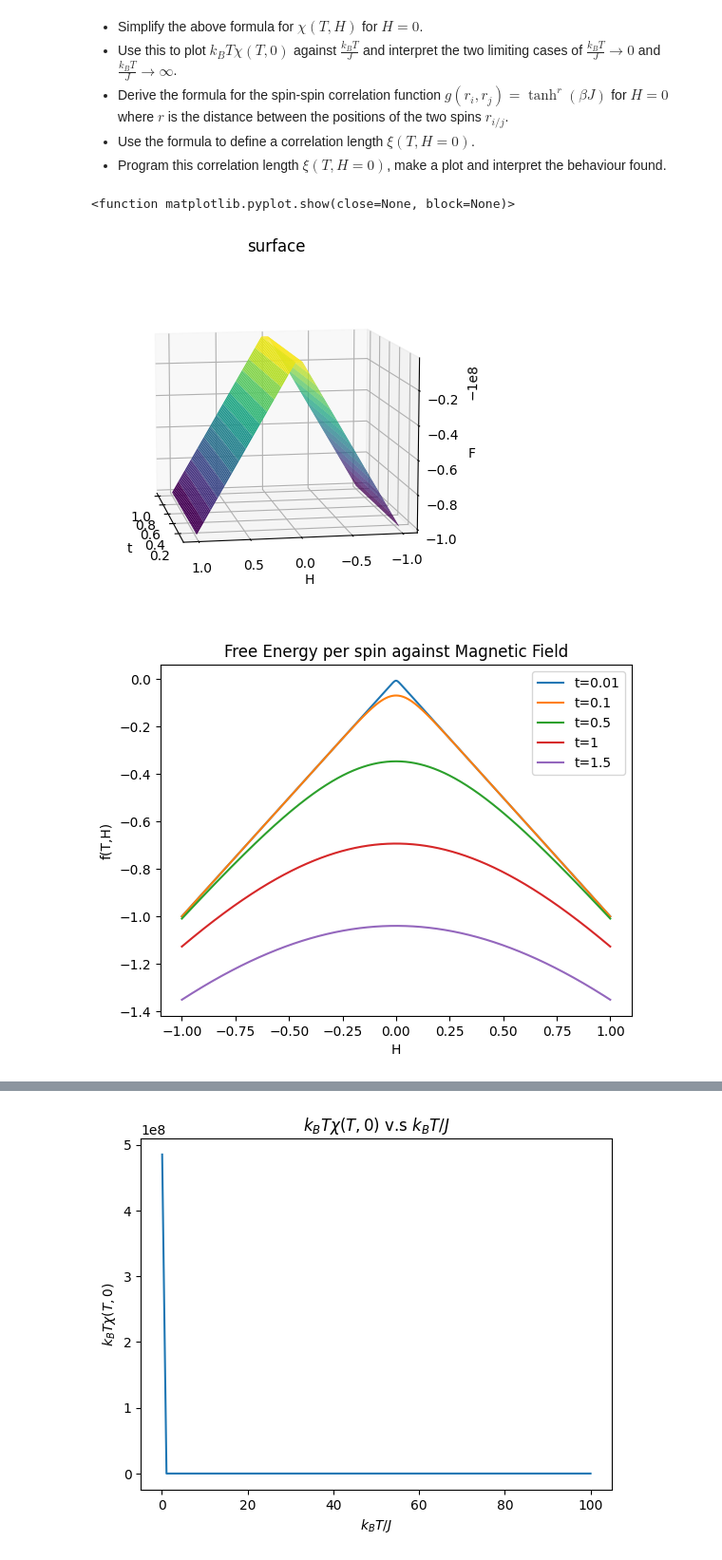
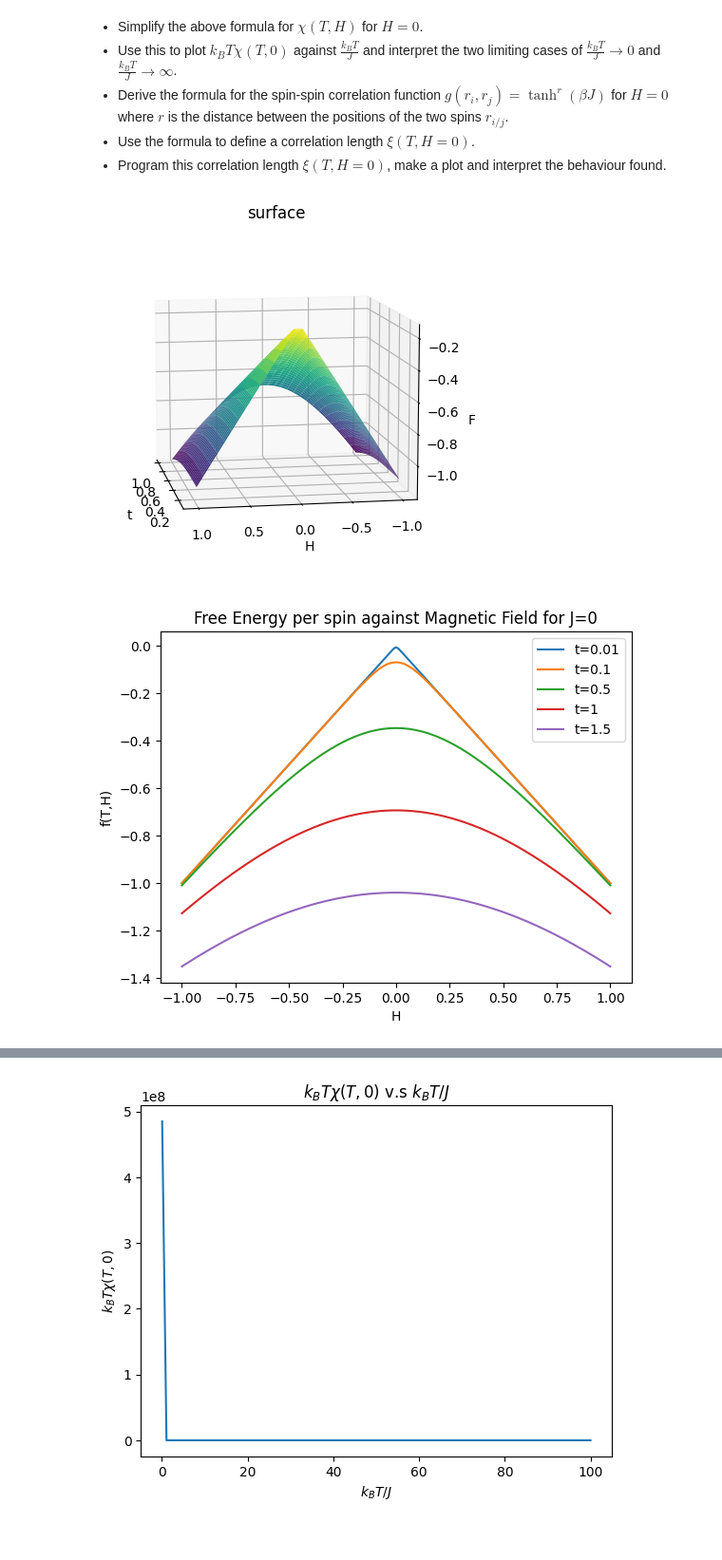
Before and after one commit to EfremCarnate/PythonThings, a Jupyter notebook: Extra/Ising_FreeEnergy.ipynb, the cells around one changed output, grey strips where cells are left out. Shown: that part at 95% size. Cells and saved outputs as stored; diff of their text form; code cells hidden in the pictures.

```diff
--- a/Extra/Ising_FreeEnergy.ipynb
+++ b/Extra/Ising_FreeEnergy.ipynb
@@ -40,7 +40,7 @@ import random as ran
 
 # note: we set t = k_B T
 #interaction strength
-J = 100000000
+J = 0.1
 
 def free_energy_1D(t,H,J):
     return -t*(J/t + np.log(np.cosh(H/t) + np.sqrt(np.sinh(H/t)**2 + np.exp(-4.*J/t))))
@@ -48,7 +48,7 @@ def free_energy_1D(t,H,J):
 #magnetization
 def magnet(t, H, J):
     M = np.sqrt(np.sinh(H/t)**2 + np.exp(-4.*J/t))
-    M = (np.sinh(H/t)**2)/M
+    M = (np.sinh(H/t))/M
     return M
 
 #susceptibility
@@ -63,36 +63,35 @@ h = np.linspace(-1, 1, 30)
 
 T, H = np.meshgrid(t, h)
 F = free_energy_1D(T, H, J)
 
 #fig = plt.figure()
 #ax = plt.axes(projection='3d')
 #ax.contour3D(T, H, F, 50, cmap='binary')
 #ax.set_xlabel('t')
 #ax.set_ylabel('H')
 #ax.set_zlabel('F')
 
 
 fig = plt.figure()
 ax = plt.axes(projection='3d')
 #ax.plot_wireframe(T, H, F, color='black')
 #ax.set_title('wireframe')
 ax.view_init(10, 170)
 ax.set_xlabel('t')
 ax.set_ylabel('H')
 ax.set_zlabel('F')
 
 
 
 
 ax.plot_surface(T, H, F, rstride=1, cstride=1,
                 cmap='viridis', edgecolor='none')
 ax.set_title('surface');
 #ax.view_init(10, 140)
 
-plt.show
+plt.show()
 # %% [output]
-<function matplotlib.pyplot.show(close=None, block=None)>
-[figure, old version]
+[figure, new version]
 # %%
 #2D projection
 t = np.linspace(0.01, 1, 100)
@@ -104,11 +103,12 @@ plt.plot(h,free_energy_1D(0.1, h, J),label="t=0.1")
 plt.plot(h,free_energy_1D(0.5, h, J),label="t=0.5")
 plt.plot(h,free_energy_1D(1., h, J),label="t=1")
 plt.plot(h,free_energy_1D(1.5, h, J),label="t=1.5")
-plt.title("Free Energy per spin against Magnetic Field")
+plt.title("Free Energy per spin against Magnetic Field for J=0")
 plt.ylabel("f(T,H)")
 plt.xlabel("H")
 plt.legend()
+plt.savefig('free0.png')
 plt.show()
 # %% [output]
-[figure, old version]
+[figure, new version]
 # %%
```
Also changed, not shown: parts of 4 cells of this notebook.
